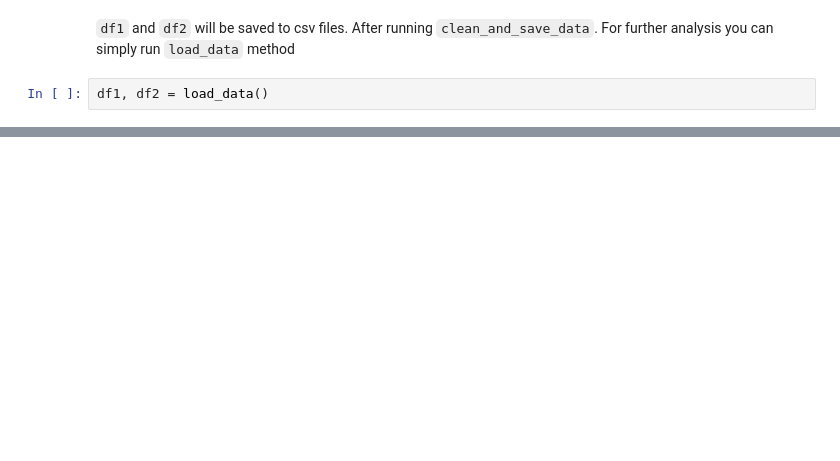
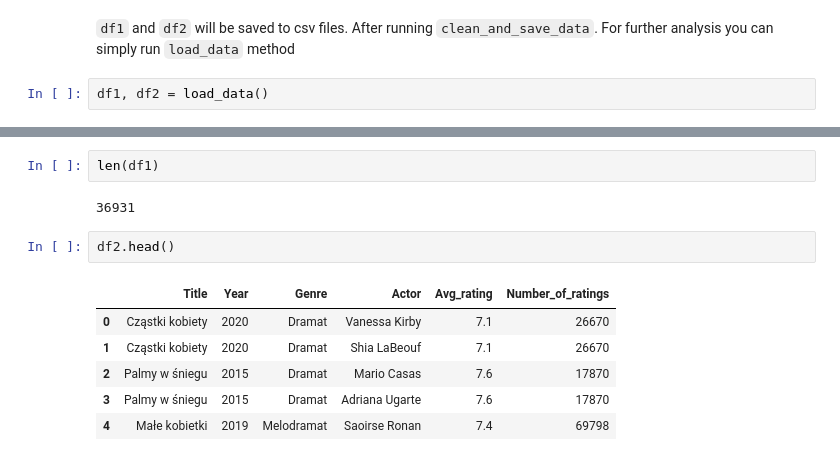
Before and after one commit to rogulforce/filmweb_recommendation_system, a Jupyter notebook: src/data_cleaning.ipynb, the cells around one changed output, grey strips where cells are left out. Cells and saved outputs as stored; diff of their text form; blank space fills up the shorter version.

```diff
--- a/src/data_cleaning.ipynb
+++ b/src/data_cleaning.ipynb
@@ -48,0 +68,13 @@ df2.head()
+# %%
+len(df1)
+# %% [output]
+36931
+# %%
+df2.head()
+# %% [output]
+|  | Title | Year | Genre | Actor | Avg_rating | Number_of_ratings |
+| 0 | Cząstki kobiety | 2020 | Dramat | Vanessa Kirby | 7.1 | 26670 |
+| 1 | Cząstki kobiety | 2020 | Dramat | Shia LaBeouf | 7.1 | 26670 |
+| 2 | Palmy w śniegu | 2015 | Dramat | Mario Casas | 7.6 | 17870 |
+| 3 | Palmy w śniegu | 2015 | Dramat | Adriana Ugarte | 7.6 | 17870 |
+| 4 | Małe kobietki | 2019 | Melodramat | Saoirse Ronan | 7.4 | 69798 |
```
Also changed, not shown: parts of 8 cells of this notebook, 8 other files.
